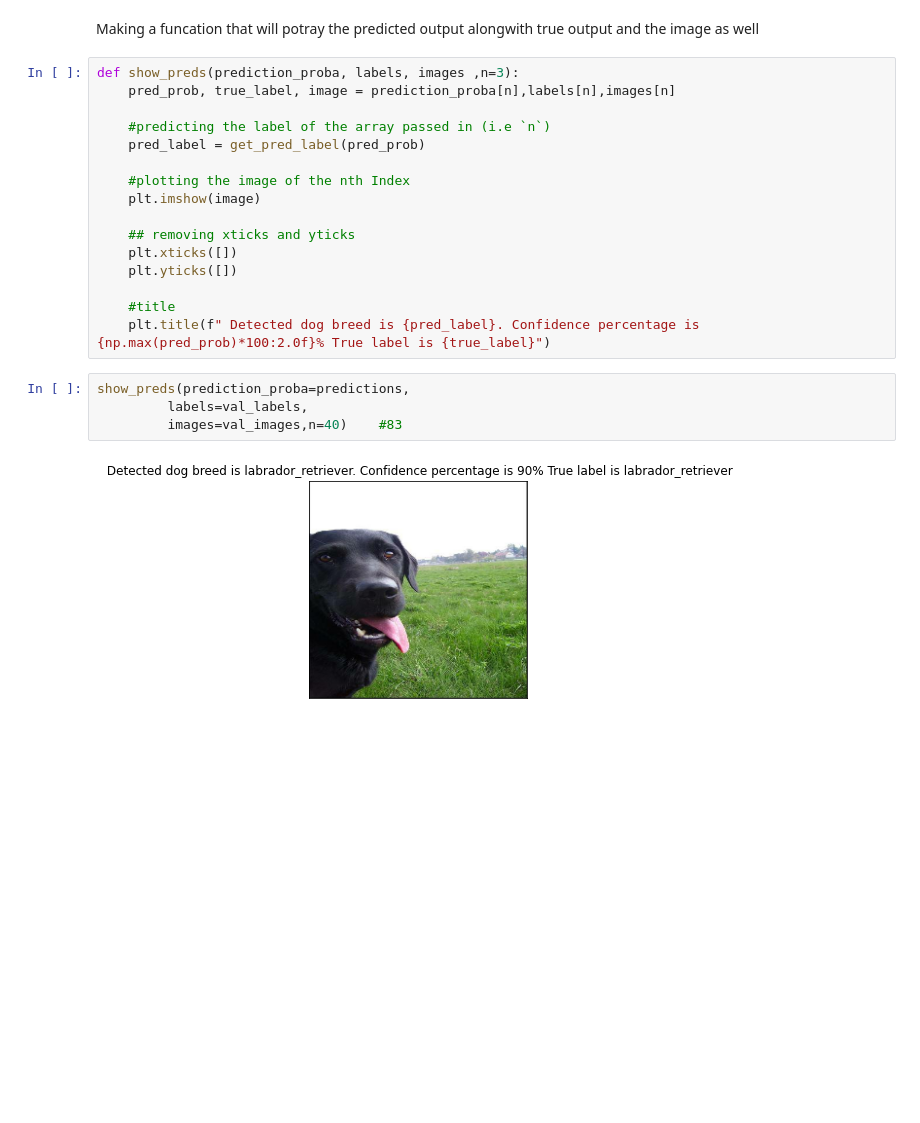
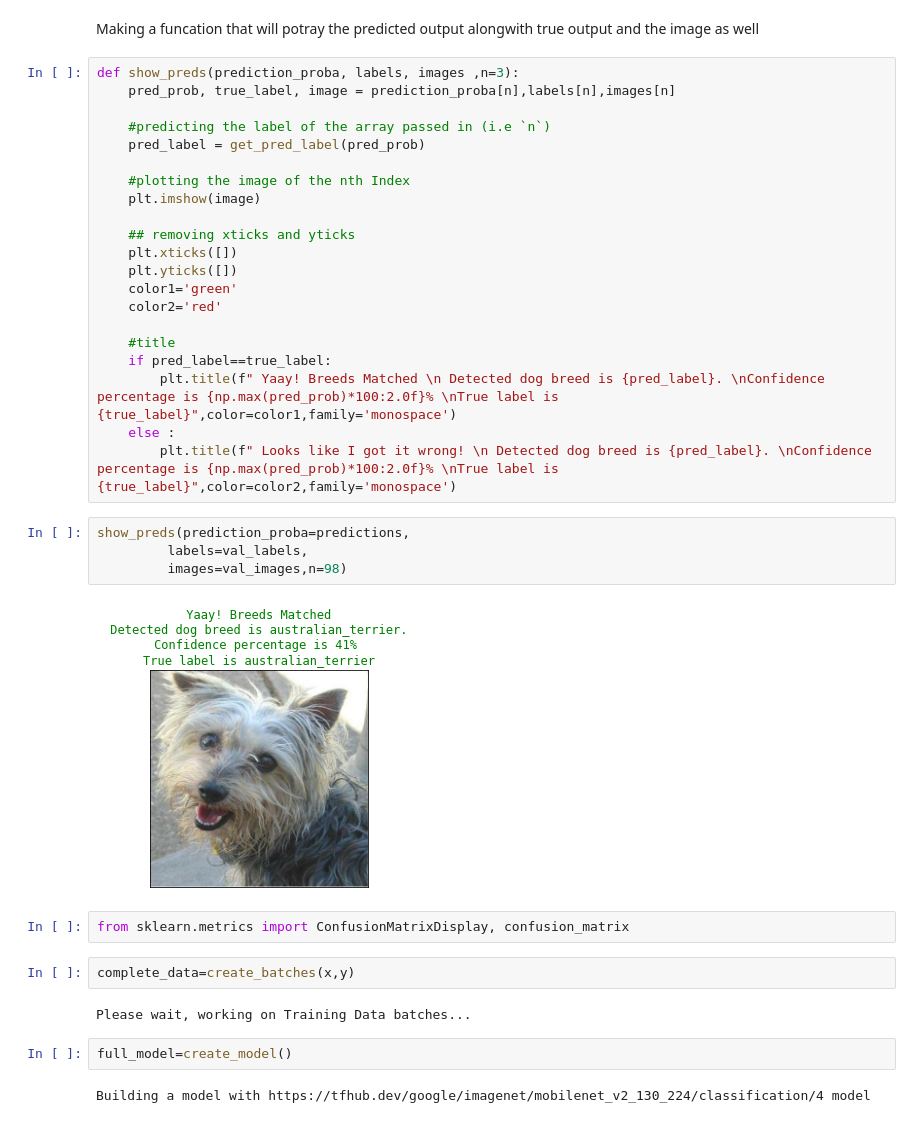
Before and after one commit to narayansethi03/MachineLearning, a Jupyter notebook: know-your-dog.ipynb, the cells around one changed output. Cells and saved outputs as stored; diff of their text form; blank space fills up the shorter version.

```diff
--- a/know-your-dog.ipynb
+++ b/know-your-dog.ipynb
@@ -674,12 +672,27 @@ def show_preds(prediction_proba, labels, images ,n=3):
     ## removing xticks and yticks
     plt.xticks([])
     plt.yticks([])
+    color1='green'
+    color2='red'
 
     #title
-    plt.title(f" Detected dog breed is {pred_label}. Confidence percentage is {np.max(pred_prob)*100:2.0f}% True label is {true_label}")
+    if pred_label==true_label:
+        plt.title(f" Yaay! Breeds Matched \n Detected dog breed is {pred_label}. \nConfidence percentage is {np.max(pred_prob)*100:2.0f}% \nTrue label is {true_label}",color=color1,family='monospace')
+    else :
+        plt.title(f" Looks like I got it wrong! \n Detected dog breed is {pred_label}. \nConfidence percentage is {np.max(pred_prob)*100:2.0f}% \nTrue label is {true_label}",color=color2,family='monospace')
 # %%
 show_preds(prediction_proba=predictions,
          labels=val_labels,
-         images=val_images,n=40)    #83
+         images=val_images,n=98)
 # %% [output]
-[figure, old version]
+[figure, new version]
+# %%
+from sklearn.metrics import ConfusionMatrixDisplay, confusion_matrix
+# %%
+complete_data=create_batches(x,y)
+# %% [output]
+Please wait, working on Training Data batches...
+# %%
+full_model=create_model()
+# %% [output]
+Building a model with https://tfhub.dev/google/imagenet/mobilenet_v2_130_224/classification/4 model
```
Also changed, not shown: parts of 12 cells of this notebook.
